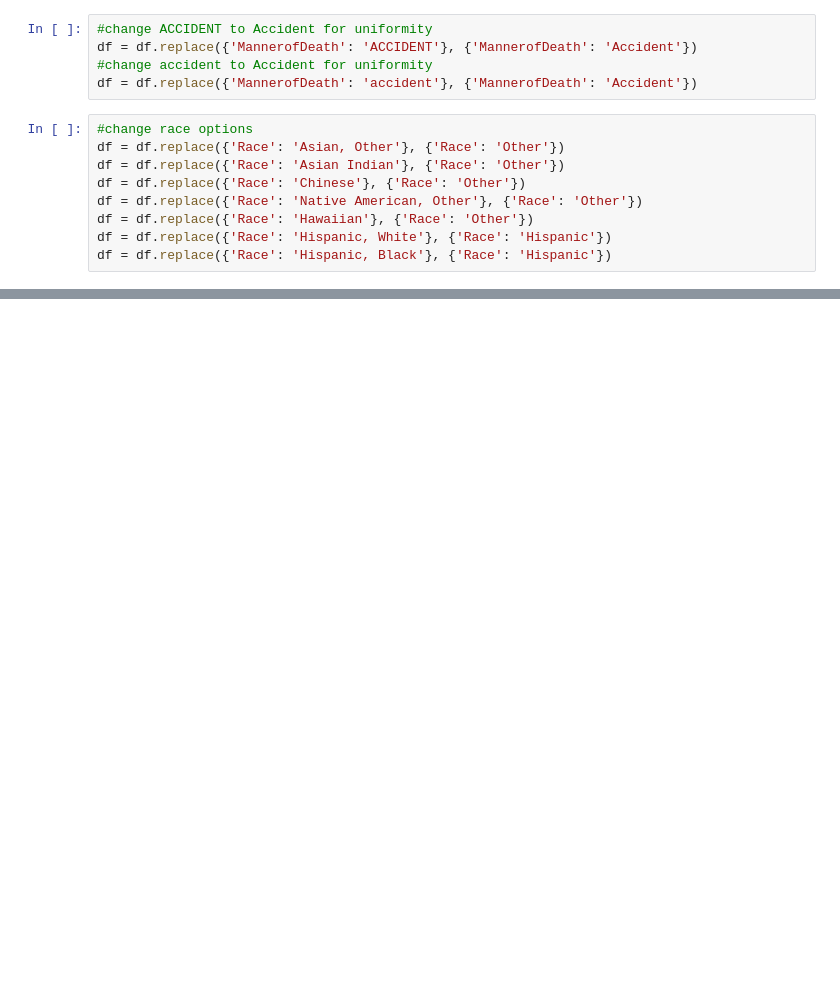
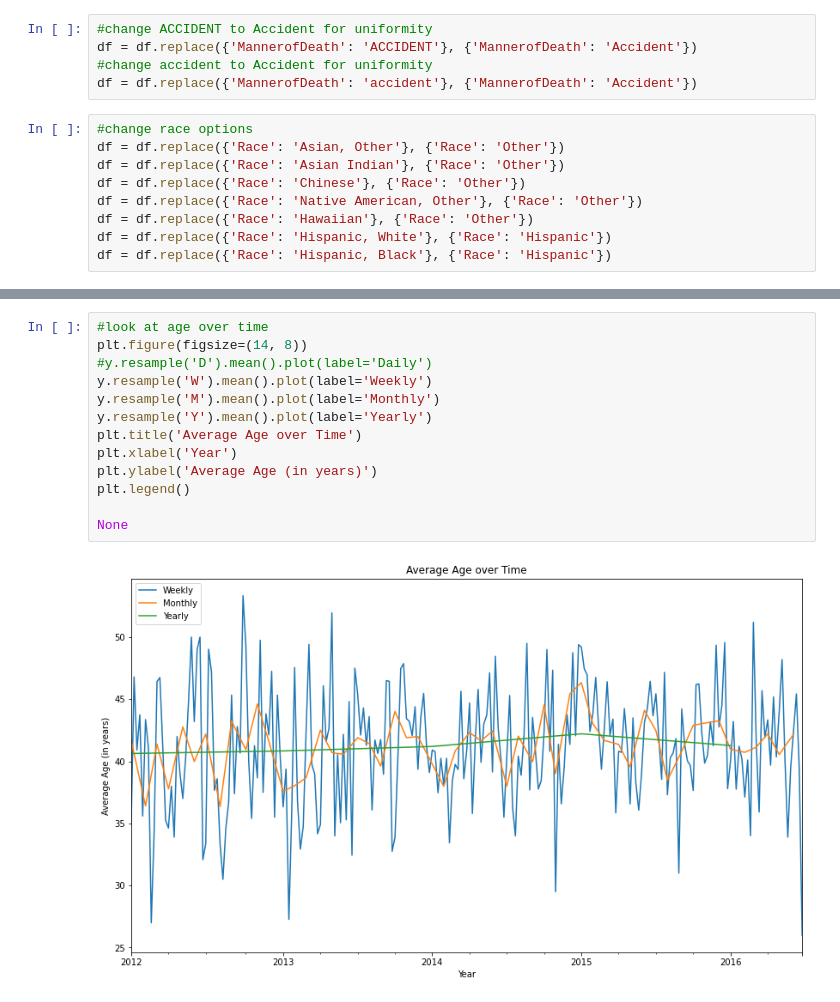
Before and after one commit to natasharivers/individual_project, a Jupyter notebook: Initial Time Series Notebook.ipynb, the cells around one changed output, grey strips where cells are left out. Saved outputs shown, nothing was run; the diff lists cells and outputs as text; blank space fills up the shorter version.

```diff
--- a/Initial Time Series Notebook.ipynb
+++ b/Initial Time Series Notebook.ipynb
@@ -91,0 +301,15 @@ df = df.drop(columns=['Unnamed: 0', 'DateType', 'ResidenceCounty','ResidenceStat
+# %%
+#look at age over time
+plt.figure(figsize=(14, 8))
+#y.resample('D').mean().plot(label='Daily')
+y.resample('W').mean().plot(label='Weekly')
+y.resample('M').mean().plot(label='Monthly')
+y.resample('Y').mean().plot(label='Yearly')
+plt.title('Average Age over Time')
+plt.xlabel('Year')
+plt.ylabel('Average Age (in years)')
+plt.legend()
+
+None
+# %% [output]
+[figure, added]
```
Also changed, not shown: parts of 33 cells of this notebook.
